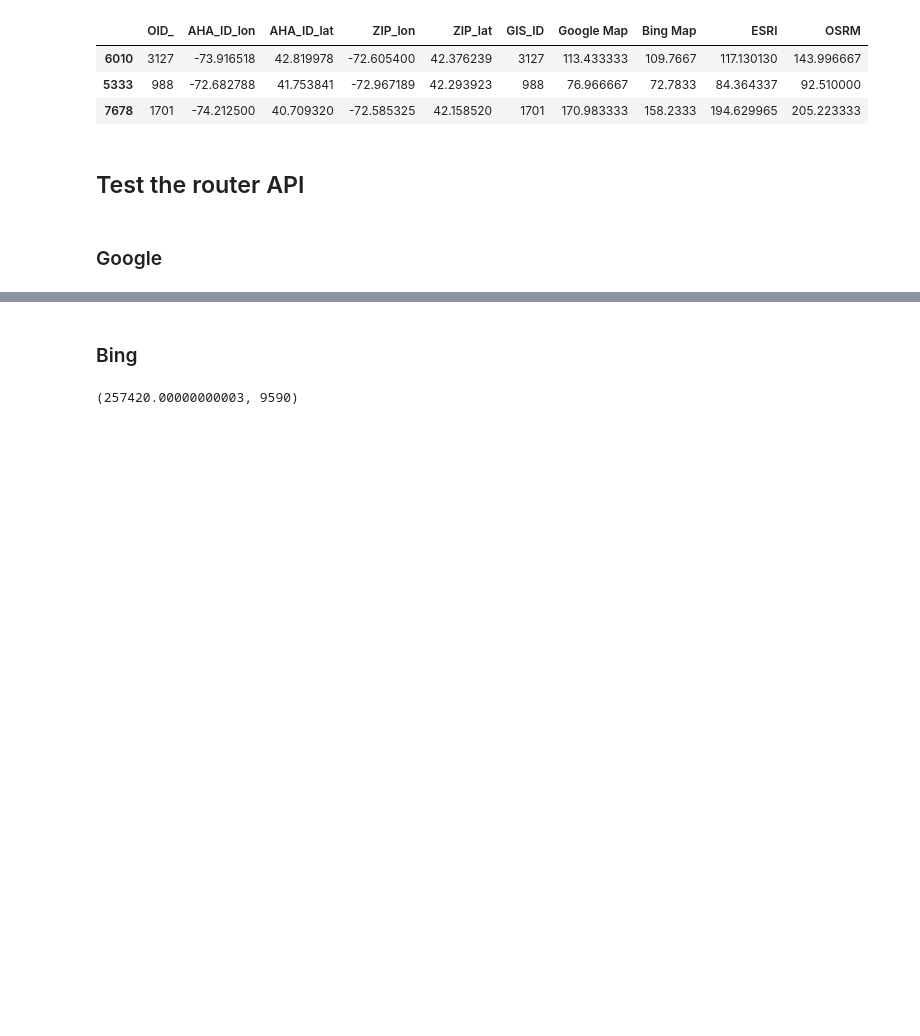
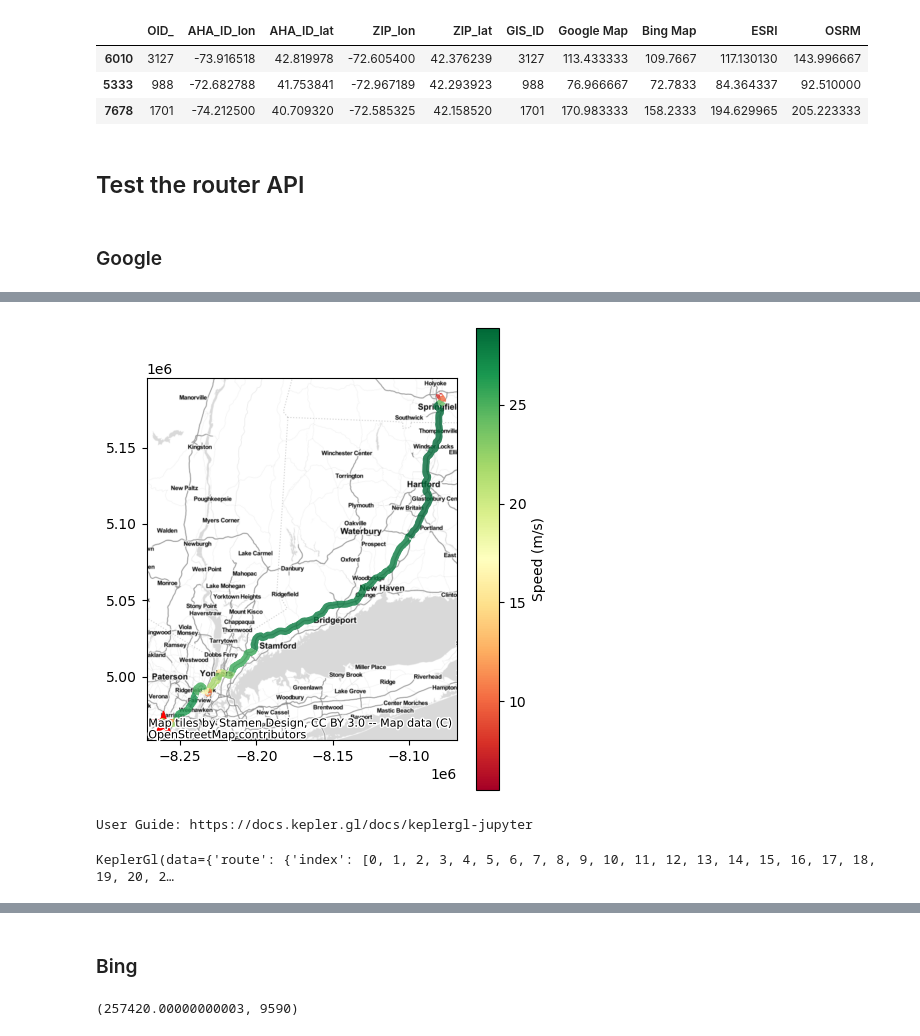
Before and after one commit to wybert/georouting, a Jupyter notebook: notebooks/dev.ipynb, the cells around one changed output, grey strips where cells are left out. Cells and saved outputs as stored; diff of their text form; code cells hidden in the pictures; blank space fills up the shorter version.

```diff
--- a/notebooks/dev.ipynb
+++ b/notebooks/dev.ipynb
@@ -67,0 +76,35 @@ df
+# %%
+# plot use matplotlib
+import matplotlib.pyplot as plt
+import contextily as ctx
+fig, ax = plt.subplots(figsize=(5, 6))
+# convert crs so that it can be plotted with contextily
+# df = df.to_crs(epsg=3857)
+
+df.plot(ax=ax, column="speed (m/s)",cmap="RdYlGn",legend=True, linewidth=5, alpha=0.8)
+# ax.set_title("Route")
+# add destination marker, should be the last point of the last line
+ax.scatter(df["geometry"].iloc[-1].coords[-1][0],df["geometry"].iloc[-1].coords[-1][1],
+            marker="*",s=300,color="red")
+# plt.legend(title="Speed (m/s)")
+# add colorbar title
+cbar = plt.gcf().axes[-1]
+cbar.set_ylabel("Speed (m/s)")
+# set lim of y axis larger than the original one
+# ax.set_ylim(ax.get_ylim()[0]-0.1,ax.get_ylim()[1]+0.1)
+
+# add base map
+ctx.add_basemap(ax=ax,source=ctx.providers.Stamen.TonerLite)
+
+plt.show()
+# %% [output]
+[figure, added]
+# %%
+# plot use kepler.gl
+import keplergl
+map = keplergl.KeplerGl(height=600)
+map.add_data(data=df,name="route")
+map
+# %% [output]
+User Guide: https://docs.kepler.gl/docs/keplergl-jupyter
+KeplerGl(data={'route': {'index': [0, 1, 2, 3, 4, 5, 6, 7, 8, 9, 10, 11, 12, 13, 14, 15, 16, 17, 18, 19, 20, 2…
```
Also changed, not shown: parts of 5 cells of this notebook, 2 other files.
